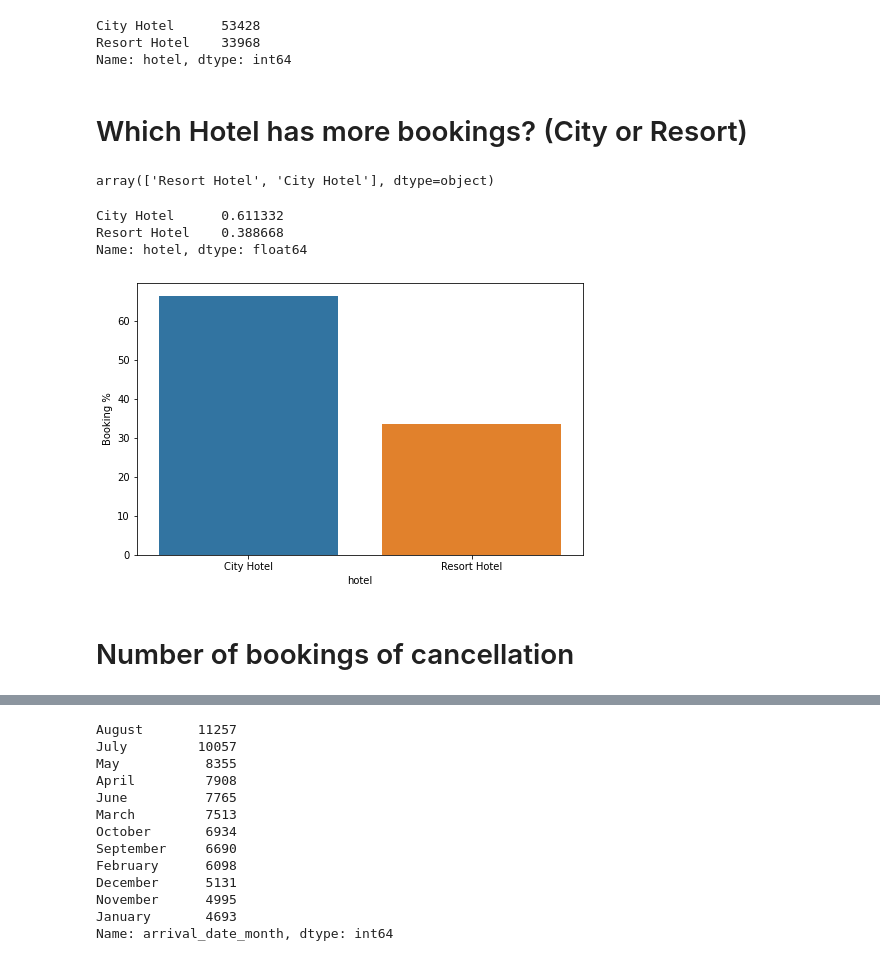
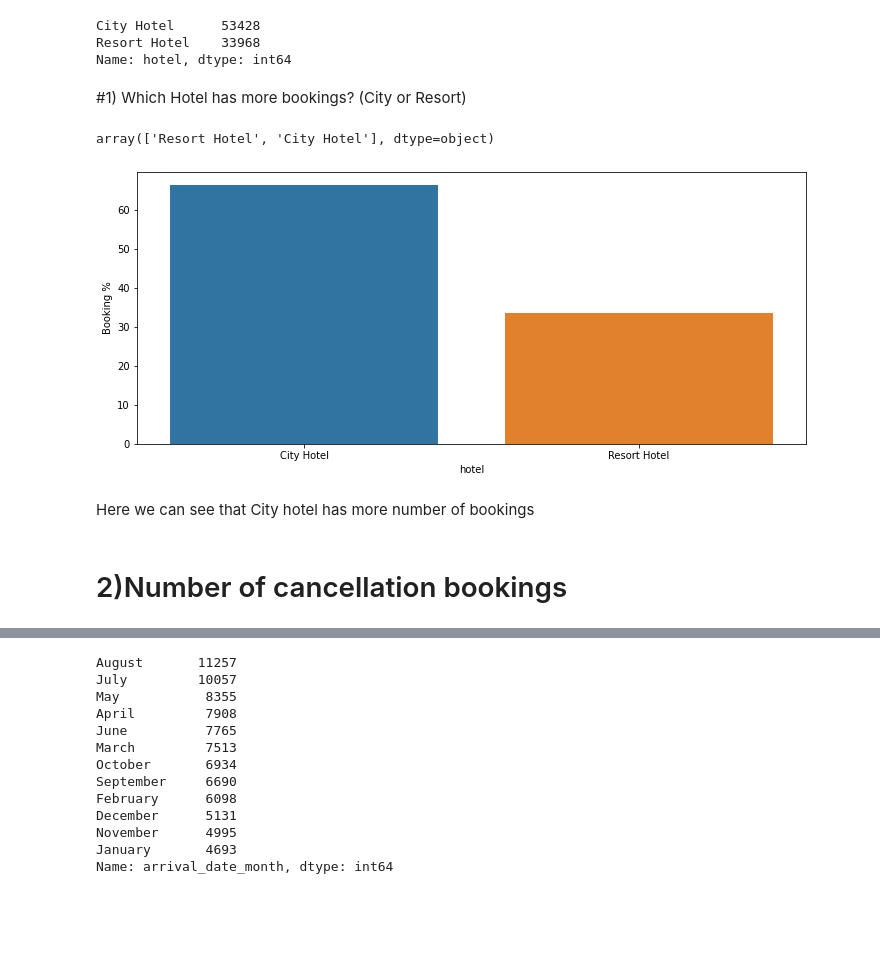
Before and after one commit to anshitagawade/Hotel-Booking-Analysis, a Jupyter notebook: Anshita_Gawade_EDA_Hotel_Booking_Analysis_Capstone_Project.ipynb, the cells around one changed output, grey strips where cells are left out. Drawn from its saved outputs; the diff is of its cells as text; code cells hidden in the pictures; blank space fills up the shorter version.

```diff
--- a/Anshita_Gawade_EDA_Hotel_Booking_Analysis_Capstone_Project.ipynb
+++ b/Anshita_Gawade_EDA_Hotel_Booking_Analysis_Capstone_Project.ipynb
@@ -197,25 +199,22 @@ City Hotel      53428
 Resort Hotel    33968
 Name: hotel, dtype: int64
 # %% [markdown]
-# Which Hotel has more bookings? (City or Resort)
+#1) Which Hotel has more bookings? (City or Resort)
 # %%
 df1['hotel'].unique()
 # %% [output]
 array(['Resort Hotel', 'City Hotel'], dtype=object)
-# %%
-df1['hotel'].value_counts(normalize=True)
-# %% [output]
-City Hotel      0.611332
-Resort Hotel    0.388668
-Name: hotel, dtype: float64
 # %%
 #Plotting seaborn for counting booking in hotel
 grouped_by_hotel = df1.groupby('hotel')
 d1 = pd.DataFrame((grouped_by_hotel.size()/df1.shape[0])*100).reset_index().rename(columns = {0:'Booking %'})      #Calculating percentage
-plt.figure(figsize = (8,5))
+plt.figure(figsize = (12,5))
 sns.barplot(x = d1['hotel'], y = d1['Booking %'] )
+
 plt.show()
 # %% [output]
-[figure, old version]
+[figure, new version]
+# %% [markdown]
+Here we can see that City hotel has more number of bookings
 # %% [markdown]
-# Number of bookings of cancellation
+# 2)Number of cancellation bookings
```
Also changed, not shown: parts of 26 cells of this notebook.
